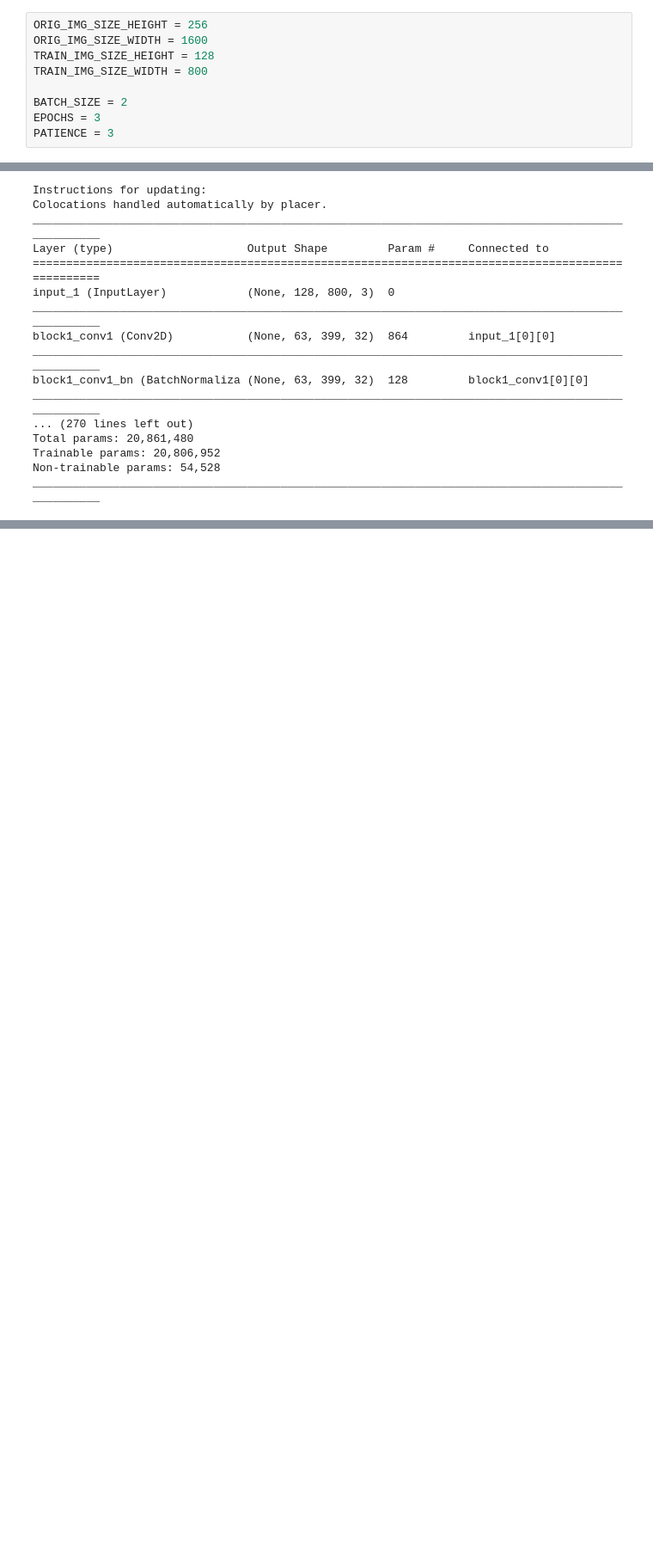
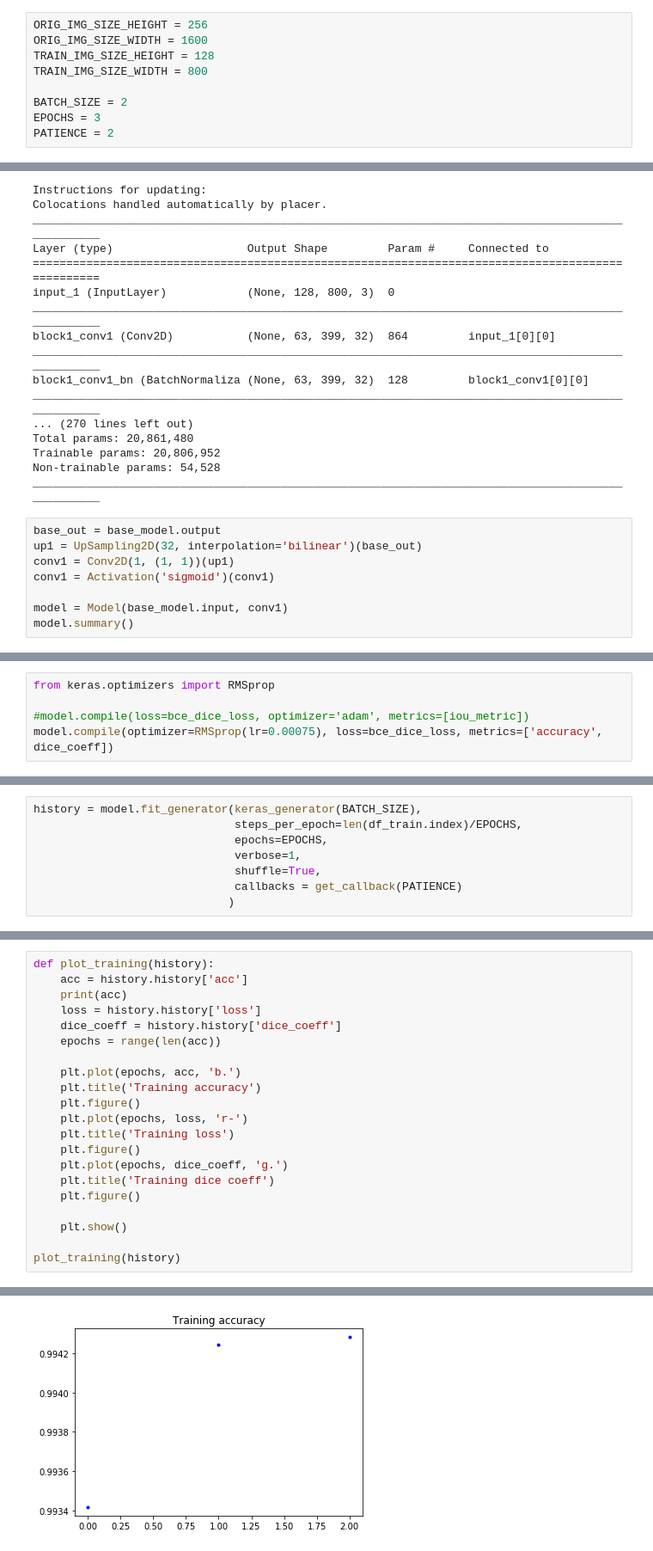
Before and after one commit to johngreibelarsen/severstal-steel-defect-detection, a Jupyter notebook: Xception-model.ipynb, the cells around one changed output, grey strips where cells are left out. Shown: that part at 86% size. Drawn from its saved outputs; the diff is of its cells as text; blank space fills up the shorter version.

Commit message:
First truely successfull model evaluated

```diff
--- a/Xception-model.ipynb
+++ b/Xception-model.ipynb
@@ -164,7 +164,7 @@ TRAIN_IMG_SIZE_WIDTH = 800
 
 BATCH_SIZE = 2
 EPOCHS = 3
-PATIENCE = 3
+PATIENCE = 2
 # %%
 def keras_generator(batch_size):
     while True:
@@ -220,3 +224,11 @@ Total params: 20,861,480
 Trainable params: 20,806,952
 Non-trainable params: 54,528
 __________________________________________________________________________________________________
+# %%
+base_out = base_model.output
+up1 = UpSampling2D(32, interpolation='bilinear')(base_out)
+conv1 = Conv2D(1, (1, 1))(up1)
+conv1 = Activation('sigmoid')(conv1)
+
+model = Model(base_model.input, conv1)
+model.summary()
@@ -222,0 +253,5 @@ ________________________________________________________________________________
+# %%
+from keras.optimizers import RMSprop
+
+#model.compile(loss=bce_dice_loss, optimizer='adam', metrics=[iou_metric])
+model.compile(optimizer=RMSprop(lr=0.00075), loss=bce_dice_loss, metrics=['accuracy', dice_coeff])
@@ -222,0 +294,8 @@ ________________________________________________________________________________
+# %%
+history = model.fit_generator(keras_generator(BATCH_SIZE),
+                              steps_per_epoch=len(df_train.index)/EPOCHS,
+                              epochs=EPOCHS,
+                              verbose=1,
+                              shuffle=True,
+                              callbacks = get_callback(PATIENCE)
+                             )
@@ -222,0 +316,22 @@ ________________________________________________________________________________
+# %%
+def plot_training(history):
+    acc = history.history['acc']
+    print(acc)
+    loss = history.history['loss']
+    dice_coeff = history.history['dice_coeff']
+    epochs = range(len(acc))
+
+    plt.plot(epochs, acc, 'b.')
+    plt.title('Training accuracy')
+    plt.figure()
+    plt.plot(epochs, loss, 'r-')
+    plt.title('Training loss')
+    plt.figure()
+    plt.plot(epochs, dice_coeff, 'g.')
+    plt.title('Training dice coeff')
+    plt.figure()
+
+    plt.show()
+
+plot_training(history)
+# %% [output]
@@ -222,0 +339 @@ ________________________________________________________________________________
+[figure, added]
```
Also changed, not shown: parts of 6 cells of this notebook.
